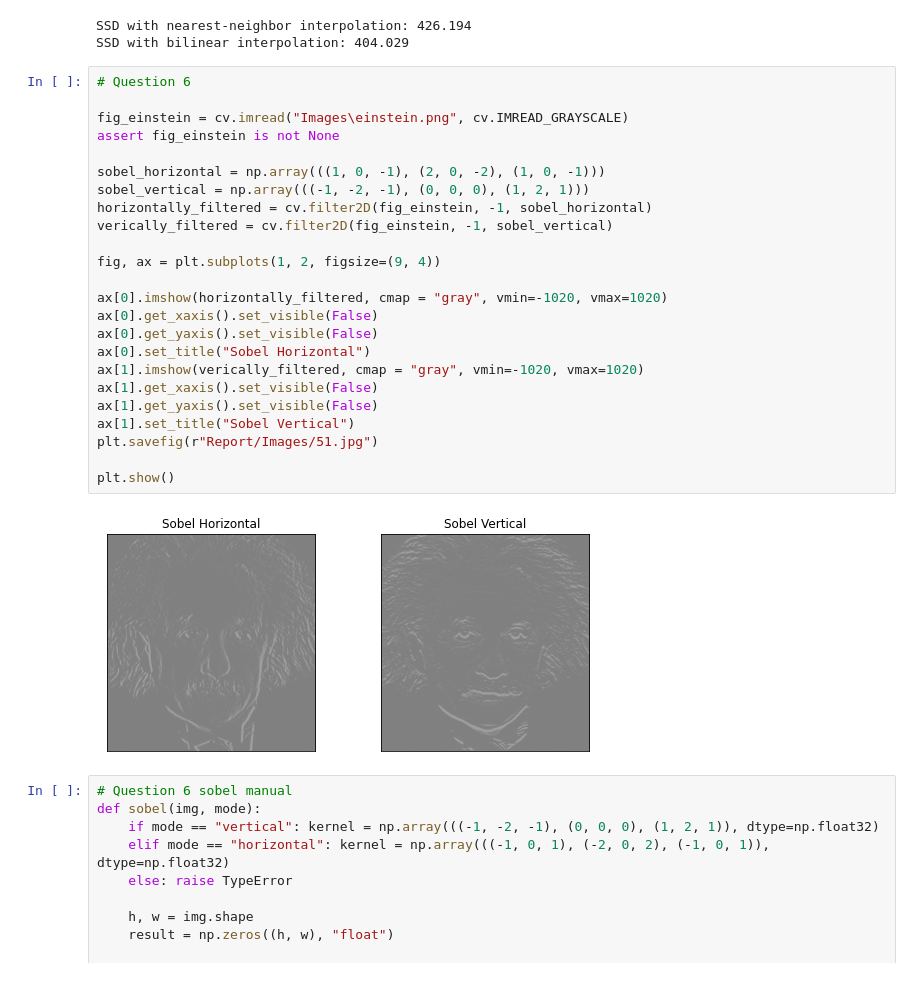
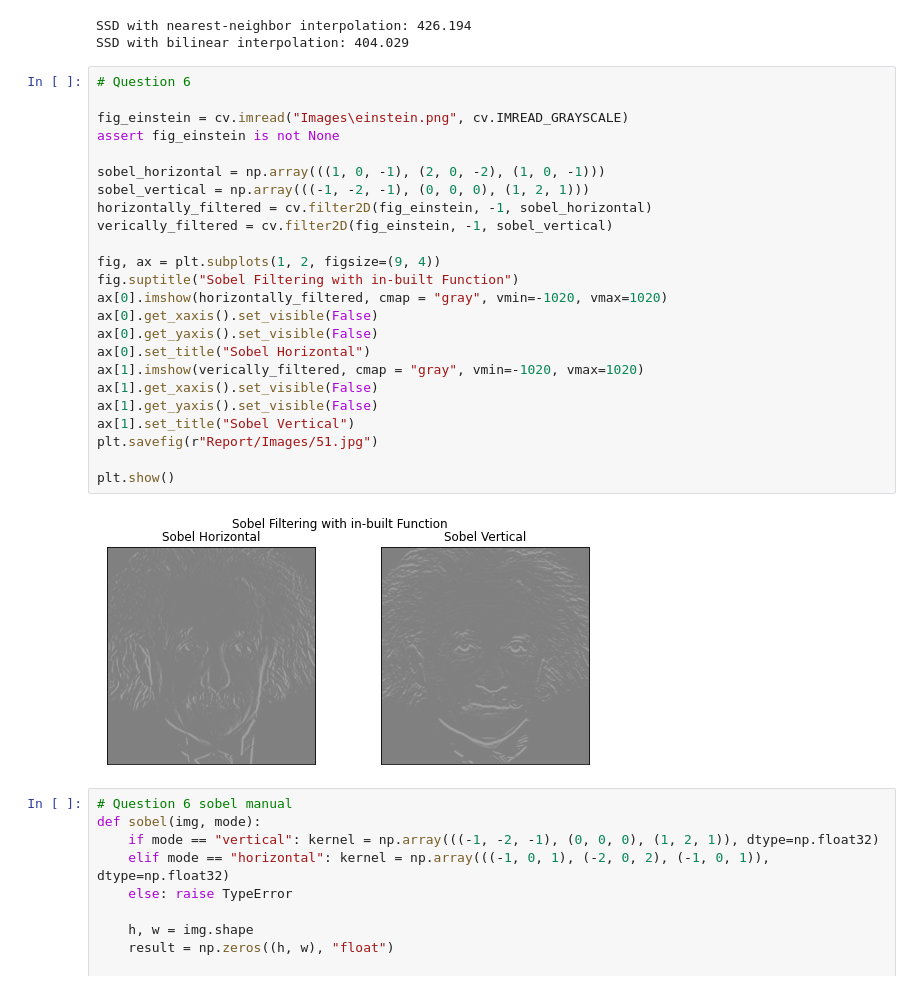
Before and after one commit to GevinduGanganath/EN2550, a Jupyter notebook: Assignment 1/Assignment 1.ipynb, the cells around one changed output. Drawn from its saved outputs; the diff is of its cells as text.

```diff
--- a/Assignment 1/Assignment 1.ipynb
+++ b/Assignment 1/Assignment 1.ipynb
@@ -219,29 +219,29 @@ SSD with bilinear interpolation: 404.029
 # %%
 # Question 6
 
 fig_einstein = cv.imread("Images\einstein.png", cv.IMREAD_GRAYSCALE)
 assert fig_einstein is not None
 
 sobel_horizontal = np.array(((1, 0, -1), (2, 0, -2), (1, 0, -1)))
 sobel_vertical = np.array(((-1, -2, -1), (0, 0, 0), (1, 2, 1)))
 horizontally_filtered = cv.filter2D(fig_einstein, -1, sobel_horizontal)
 verically_filtered = cv.filter2D(fig_einstein, -1, sobel_vertical)
 
 fig, ax = plt.subplots(1, 2, figsize=(9, 4))
-
+fig.suptitle("Sobel Filtering with in-built Function")
 ax[0].imshow(horizontally_filtered, cmap = "gray", vmin=-1020, vmax=1020)
 ax[0].get_xaxis().set_visible(False)
 ax[0].get_yaxis().set_visible(False)
 ax[0].set_title("Sobel Horizontal")
 ax[1].imshow(verically_filtered, cmap = "gray", vmin=-1020, vmax=1020)
 ax[1].get_xaxis().set_visible(False)
 ax[1].get_yaxis().set_visible(False)
 ax[1].set_title("Sobel Vertical")
 plt.savefig(r"Report/Images/51.jpg")
 
 plt.show()
 # %% [output]
-[figure, old version]
+[figure, new version]
 # %%
 # Question 6 sobel manual
 def sobel(img, mode):
```
Also changed, not shown: 8 other files.
